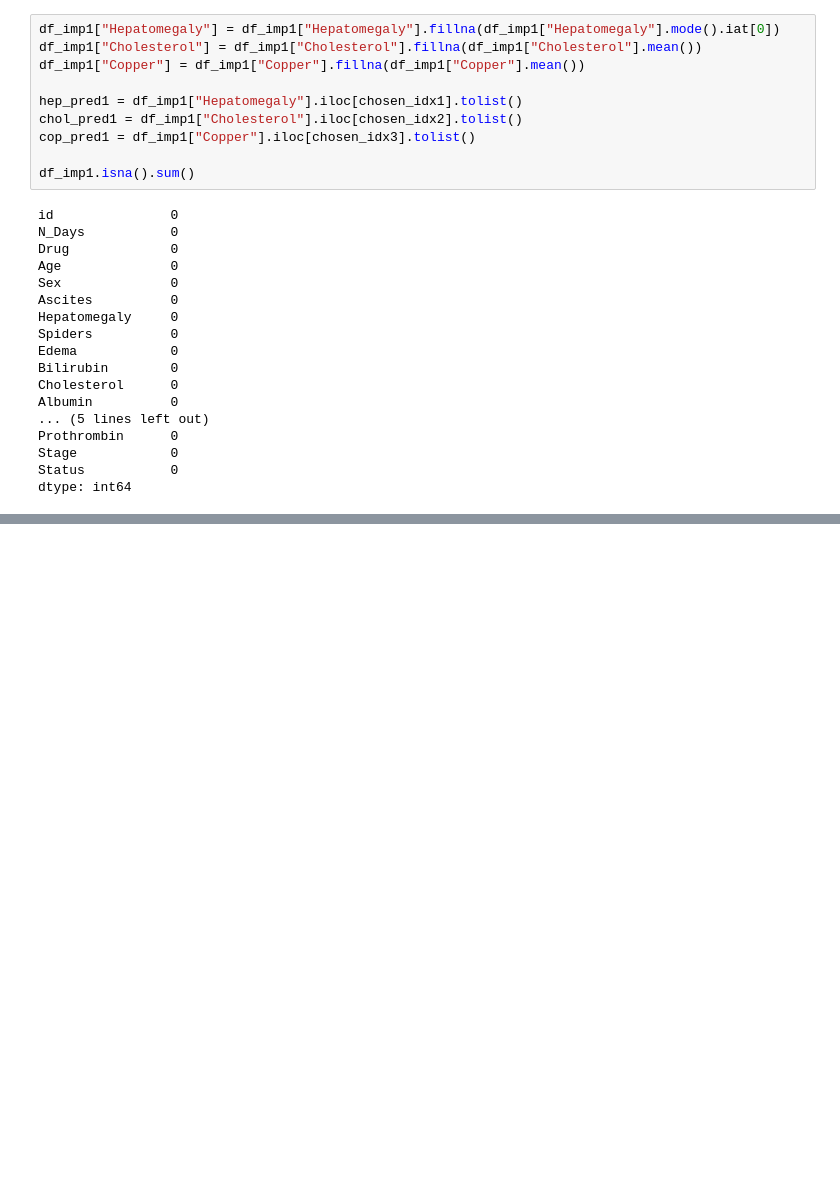
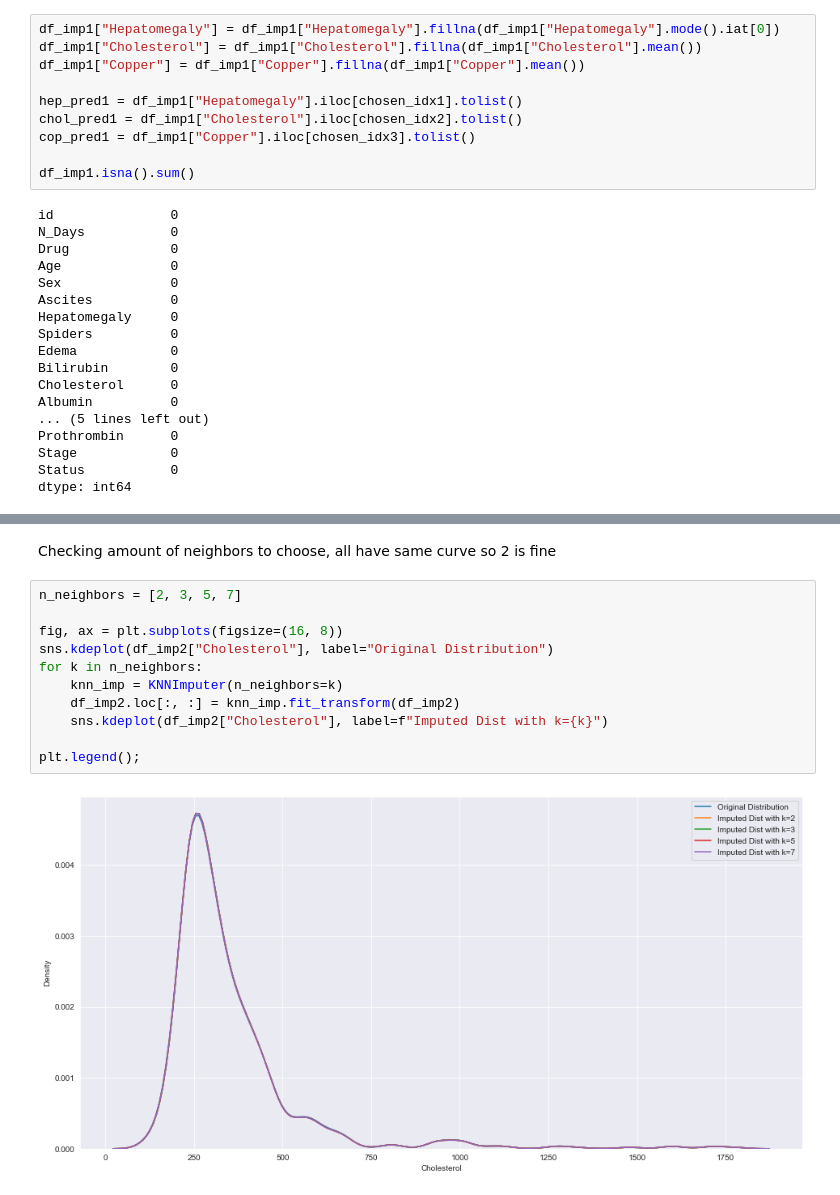
Before and after one commit to JamieMacmillan/ID5059, a Jupyter notebook: imputation.ipynb, the cells around one changed output, grey strips where cells are left out. Drawn from its saved outputs; the diff is of its cells as text; blank space fills up the shorter version.

Commit message:
Added 2nd imputing method, the KNNImputer, and scores for it

```diff
--- a/imputation.ipynb
+++ b/imputation.ipynb
@@ -84,0 +141,15 @@ dtype: int64
+# %% [markdown]
+Checking amount of neighbors to choose, all have same curve so 2 is fine
+# %%
+n_neighbors = [2, 3, 5, 7]
+
+fig, ax = plt.subplots(figsize=(16, 8))
+sns.kdeplot(df_imp2["Cholesterol"], label="Original Distribution")
+for k in n_neighbors:
+    knn_imp = KNNImputer(n_neighbors=k)
+    df_imp2.loc[:, :] = knn_imp.fit_transform(df_imp2)
+    sns.kdeplot(df_imp2["Cholesterol"], label=f"Imputed Dist with k={k}")
+
+plt.legend();
+# %% [output]
+[figure, added]
```
Also changed, not shown: parts of 12 cells of this notebook.
